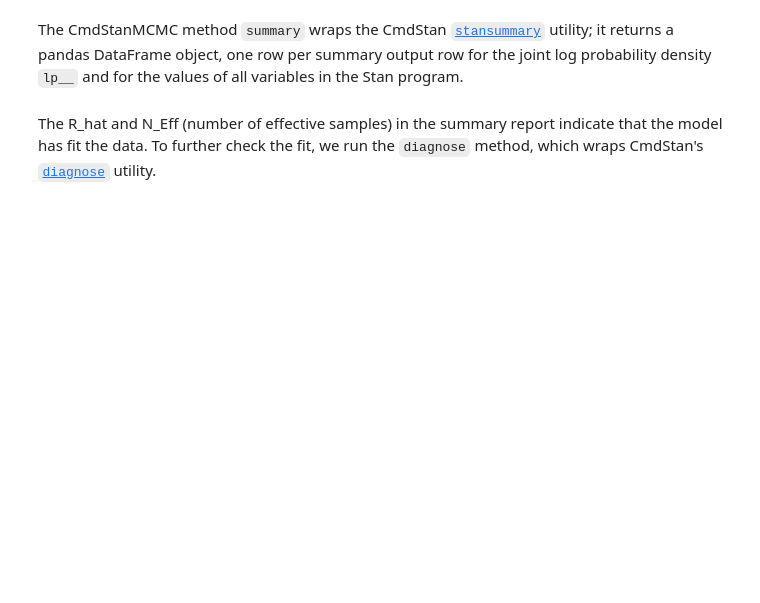
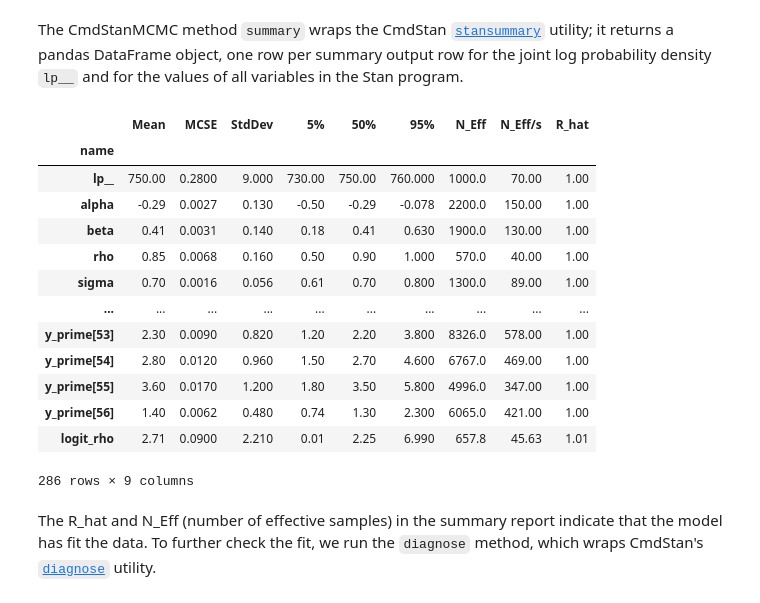
Before and after one commit to stan-dev/example-models, a Jupyter notebook: knitr/car-iar-poisson/update_2021_02/BYM2 islands.ipynb, the cells around one changed output. Drawn from its saved outputs; the diff is of its cells as text; code cells hidden in the pictures; blank space fills up the shorter version.

```diff
--- a/knitr/car-iar-poisson/update_2021_02/BYM2 islands.ipynb
+++ b/knitr/car-iar-poisson/update_2021_02/BYM2 islands.ipynb
@@ -199,8 +240,23 @@ bym2_islands_fit = bym2_islands_model.sample(data=islands_data, seed=12345)
 # %% [markdown]
 The CmdStanMCMC method `summary` wraps the CmdStan [`stansummary`](https://mc-stan.org/docs/cmdstan-guide/stansummary.html) utility; it returns a pandas DataFrame object, one row per summary output row for the joint log probability density `lp__` and for the values of all variables in the Stan program.
 # %%
-summary = bym2_islands_fit.summary()
-summary
+islands_summary = bym2_islands_fit.summary()
+islands_summary
+# %% [output]
+|  | Mean | MCSE | StdDev | 5% | 50% | 95% | N_Eff | N_Eff/s | R_hat |
+| name |  |  |  |  |  |  |  |  |  |
+| lp__ | 750.00 | 0.2800 | 9.000 | 730.00 | 750.00 | 760.000 | 1000.0 | 70.00 | 1.00 |
+| alpha | -0.29 | 0.0027 | 0.130 | -0.50 | -0.29 | -0.078 | 2200.0 | 150.00 | 1.00 |
+| beta | 0.41 | 0.0031 | 0.140 | 0.18 | 0.41 | 0.630 | 1900.0 | 130.00 | 1.00 |
+| rho | 0.85 | 0.0068 | 0.160 | 0.50 | 0.90 | 1.000 | 570.0 | 40.00 | 1.00 |
+| sigma | 0.70 | 0.0016 | 0.056 | 0.61 | 0.70 | 0.800 | 1300.0 | 89.00 | 1.00 |
+| ... | ... | ... | ... | ... | ... | ... | ... | ... | ... |
+| y_prime[53] | 2.30 | 0.0090 | 0.820 | 1.20 | 2.20 | 3.800 | 8326.0 | 578.00 | 1.00 |
+| y_prime[54] | 2.80 | 0.0120 | 0.960 | 1.50 | 2.70 | 4.600 | 6767.0 | 469.00 | 1.00 |
+| y_prime[55] | 3.60 | 0.0170 | 1.200 | 1.80 | 3.50 | 5.800 | 4996.0 | 347.00 | 1.00 |
+| y_prime[56] | 1.40 | 0.0062 | 0.480 | 0.74 | 1.30 | 2.300 | 6065.0 | 421.00 | 1.00 |
+| logit_rho | 2.71 | 0.0900 | 2.210 | 0.01 | 2.25 | 6.990 | 657.8 | 45.63 | 1.01 |
+286 rows × 9 columns
 # %% [markdown]
 The R_hat and N_Eff (number of effective samples) in the summary report indicate that the model has fit the data.  To further check the fit, we run the `diagnose` method, which wraps CmdStan's [`diagnose`](https://mc-stan.org/docs/cmdstan-guide/diagnose.html) utility.
 # %%
```
Also changed, not shown: parts of 29 cells of this notebook, 2 other files.
